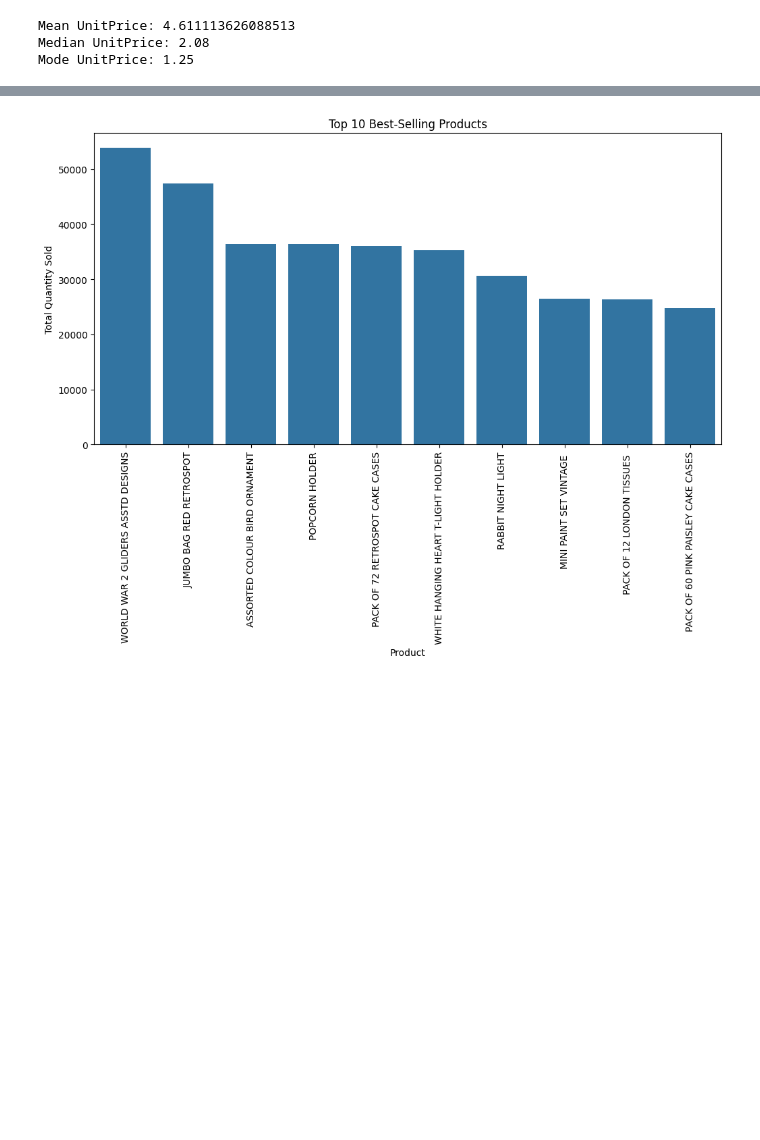
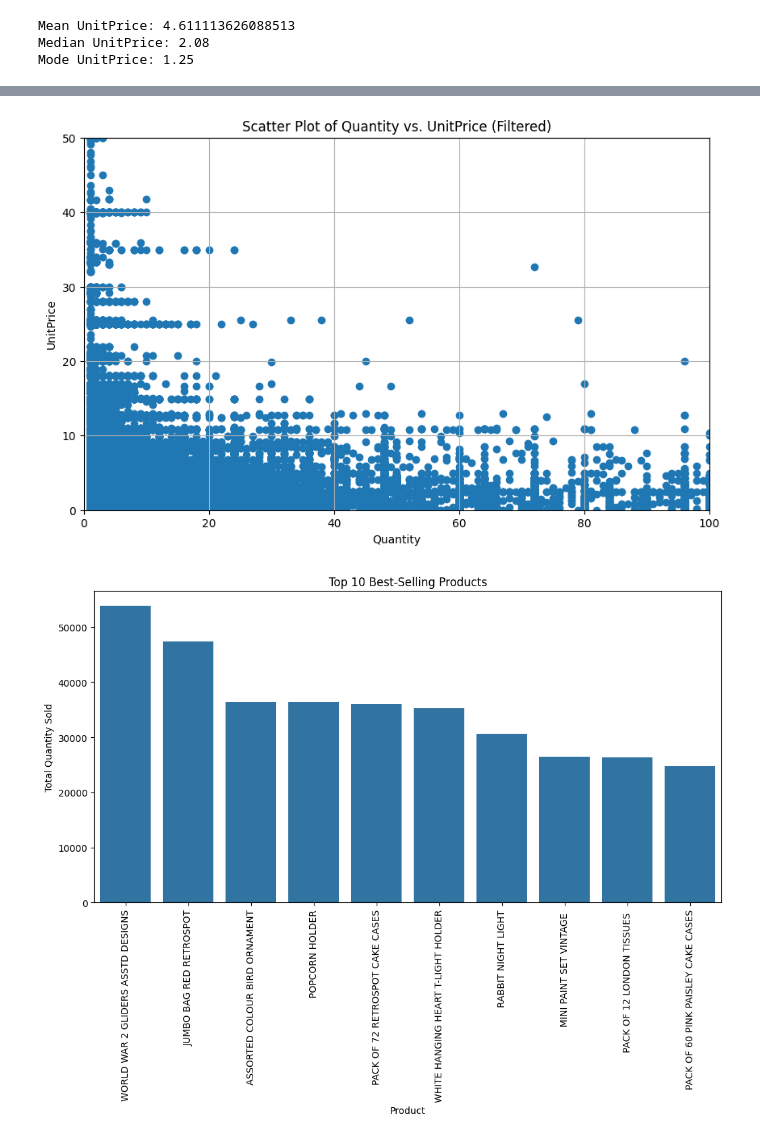
Before and after one commit to Extopus/era-la-wea, a Jupyter notebook: Untitled3.ipynb, the cells around one changed output, grey strips where cells are left out. Saved outputs shown, nothing was run; the diff lists cells and outputs as text; code cells hidden in the pictures; blank space fills up the shorter version.

```diff
--- a/Untitled3.ipynb
+++ b/Untitled3.ipynb
@@ -70,3 +249,22 @@ podemos visualizar la media, mediana y moda de la columna UnitPrice dandonos a e
+# %%
+
+
+import matplotlib.pyplot as plt
+# Filter the DataFrame
+filtered_df = df[(df['Quantity'] >= 0) & (df['Quantity'] <= 100) & (df['UnitPrice'] >= 0) & (df['UnitPrice'] <= 50)]
+
+# Create the scatter plot
+plt.figure(figsize=(10, 6))
+plt.scatter(filtered_df['Quantity'], filtered_df['UnitPrice'])
+plt.xlabel('Quantity')
+plt.ylabel('UnitPrice')
+plt.title('Scatter Plot of Quantity vs. UnitPrice (Filtered)')
+plt.xlim(0, 100)  # Set x-axis limit
+plt.ylim(0, 50)  # Set y-axis limit
+plt.grid(True)
+plt.show()
+# %% [output]
+[figure, added]
 # %%
 
 import matplotlib.pyplot as plt
```
Also changed, not shown: parts of 7 cells of this notebook.
